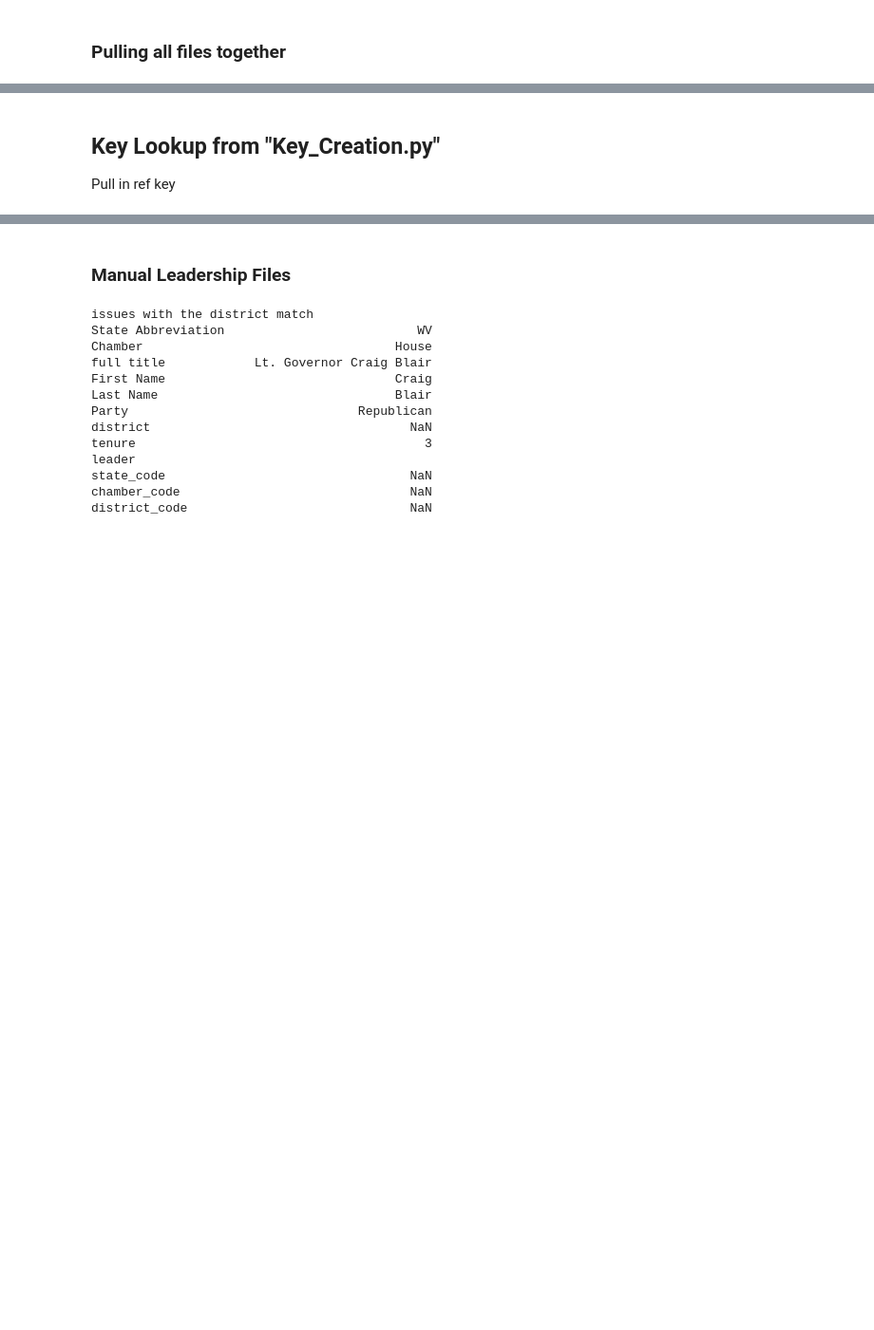
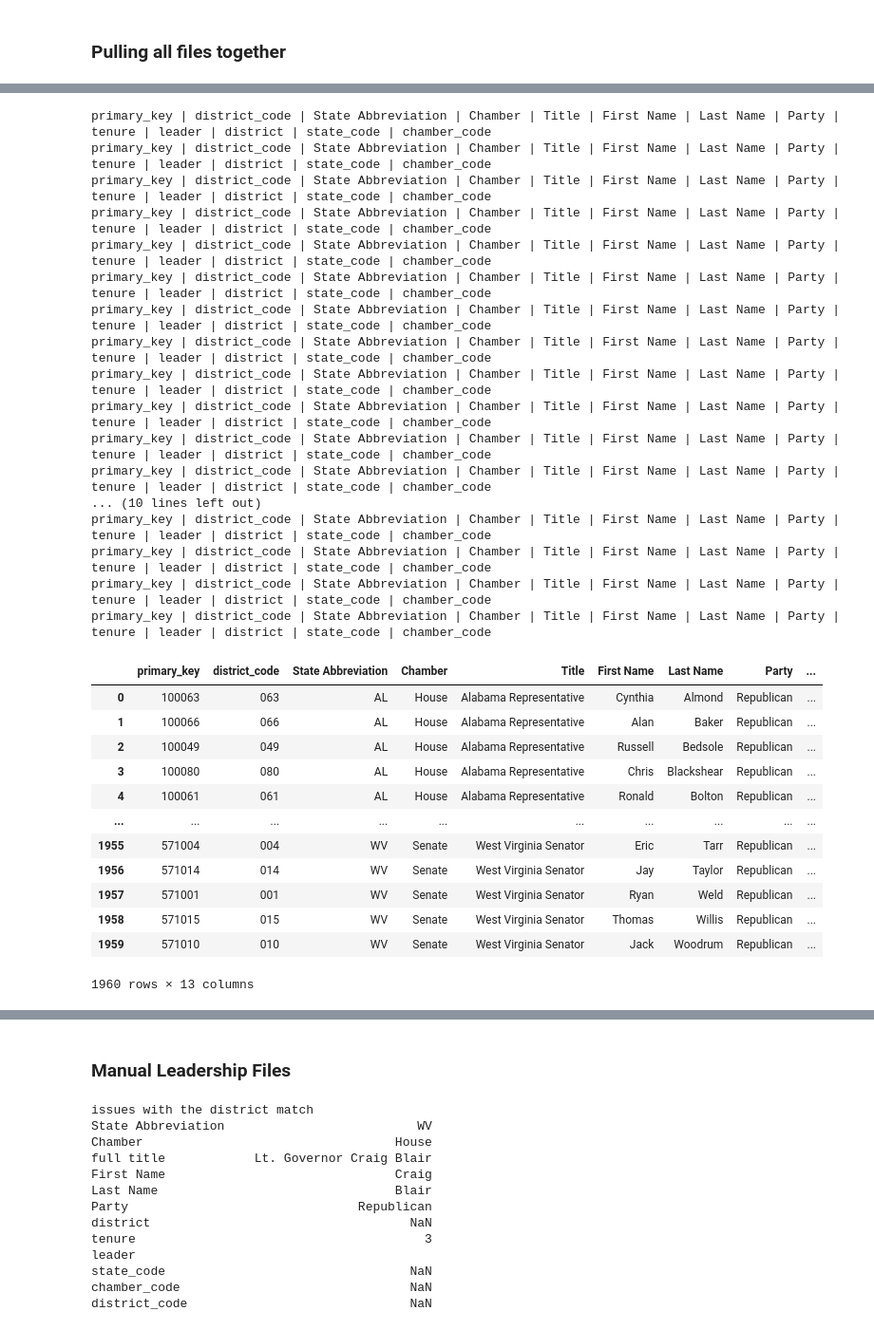
Before and after one commit to cnlutz20/THI_CPRL, a Jupyter notebook: scoring/get_influence_score.ipynb, the cells around one changed output, grey strips where cells are left out. Shown at 95% size. Saved outputs shown, nothing was run; the diff lists cells and outputs as text; code cells hidden in the pictures; blank space fills up the shorter version.

```diff
--- a/scoring/get_influence_score.ipynb
+++ b/scoring/get_influence_score.ipynb
@@ -91,9 +129,19 @@ legislator_files = glob.glob('*.xlsx')
+# %%
+import os
+for file in leg_files:
+
+
+    if not os.path.isfile(file):
+        raise FileNotFoundError(f"File not found: {file}")
+
+    if not file.endswith('.xlsx'):
+        raise ValueError(f"Invalid file format. Expected an .xlsx file, got: {file.split('.')[-1]}")
 # %%
 #compiles legislator files into one file
 #goes through each sheet and retrieves sheet as dataframe
 dfs = {}
-for i,file in enumerate(legislator_files):
-    #print('working on file:' + str(file))
+for i,file in enumerate(leg_files):
+    print('working on file:' + str(file))
     # file = legislator_files[0]
     # xls = pd.ExcelFile(file)
     sheets_dict = pd.read_excel(file, engine="openpyxl", sheet_name=None)
@@ -107,2 +186,5 @@ for i,file in enumerate(legislator_files):
 # %% [markdown]
 ### Pulling all files together
+# %%
+for k,v in dfs.items():
+    print(*v.columns, sep = " | ")
@@ -109,20 +209,53 @@ for i,file in enumerate(legislator_files):
 # %%
-
-# this may not even be used
 #trims files to not include committee data
 compiling = []
 for k,v in dfs.items():
-    #print(*v.columns, sep = " | ")
-    df = v.iloc[:, :9]
+
+    # print(k)
+
+
+    df = v.drop(['Committee List'], axis=1)
+    print(*df.columns, sep = " | ")
     compiling.append(df)
     #print(k," is in")
 
 #pull togther all newly trimmed df's
-all_legs_files = pd.concat(compiling)
-all_legs_files.reset_index(inplace=True, drop=True)
+all_legs_files = pd.concat(compiling).reset_index(drop = True)
 
-# os.chdir(r'C:\Users\clutz\THE HUNT INSTITUTE\The Hunt Institute Team Site - Documents\Development (formerly Grants Management)\!Administrative\Christian\Legislators Data\leg_data_update_10_2024')
-# all_legs_files.to_csv(f'all_legs_files_{str(date.today()).replace('-','_')}.csv', index=False)
+
+os.chdir(r'C:\Users\clutz\OneDrive - THE HUNT INSTITUTE\Documents\Data\legislator data\all_legs_files')
+all_legs_files.to_csv(f'all_legs_files_{str(date.today()).replace('-','_')}.csv', index=False)
+
+# print(*all_legs_files.columns, sep = " | ")
+all_legs_files
+# %% [output]
+primary_key | district_code | State Abbreviation | Chamber | Title | First Name | Last Name | Party | tenure | leader | district | state_code | chamber_code
+primary_key | district_code | State Abbreviation | Chamber | Title | First Name | Last Name | Party | tenure | leader | district | state_code | chamber_code
+primary_key | district_code | State Abbreviation | Chamber | Title | First Name | Last Name | Party | tenure | leader | district | state_code | chamber_code
+primary_key | district_code | State Abbreviation | Chamber | Title | First Name | Last Name | Party | tenure | leader | district | state_code | chamber_code
+primary_key | district_code | State Abbreviation | Chamber | Title | First Name | Last Name | Party | tenure | leader | district | state_code | chamber_code
+primary_key | district_code | State Abbreviation | Chamber | Title | First Name | Last Name | Party | tenure | leader | district | state_code | chamber_code
+primary_key | district_code | State Abbreviation | Chamber | Title | First Name | Last Name | Party | tenure | leader | district | state_code | chamber_code
+primary_key | district_code | State Abbreviation | Chamber | Title | First Name | Last Name | Party | tenure | leader | district | state_code | chamber_code
+primary_key | district_code | State Abbreviation | Chamber | Title | First Name | Last Name | Party | tenure | leader | district | state_code | chamber_code
+primary_key | district_code | State Abbreviation | Chamber | Title | First Name | Last Name | Party | tenure | leader | district | state_code | chamber_code
+primary_key | district_code | State Abbreviation | Chamber | Title | First Name | Last Name | Party | tenure | leader | district | state_code | chamber_code
+primary_key | district_code | State Abbreviation | Chamber | Title | First Name | Last Name | Party | tenure | leader | district | state_code | chamber_code
+... (10 lines left out)
+primary_key | district_code | State Abbreviation | Chamber | Title | First Name | Last Name | Party | tenure | leader | district | state_code | chamber_code
+primary_key | district_code | State Abbreviation | Chamber | Title | First Name | Last Name | Party | tenure | leader | district | state_code | chamber_code
+primary_key | district_code | State Abbreviation | Chamber | Title | First Name | Last Name | Party | tenure | leader | district | state_code | chamber_code
+primary_key | district_code | State Abbreviation | Chamber | Title | First Name | Last Name | Party | tenure | leader | district | state_code | chamber_code
+|  | primary_key | district_code | State Abbreviation | Chamber | Title | First Name | Last Name | Party | ... |
+| 0 | 100063 | 063 | AL | House | Alabama Representative | Cynthia | Almond | Republican | ... |
+| 1 | 100066 | 066 | AL | House | Alabama Representative | Alan | Baker | Republican | ... |
+| 2 | 100049 | 049 | AL | House | Alabama Representative | Russell | Bedsole | Republican | ... |
+| 3 | 100080 | 080 | AL | House | Alabama Representative | Chris | Blackshear | Republican | ... |
+| 4 | 100061 | 061 | AL | House | Alabama Representative | Ronald | Bolton | Republican | ... |
+| ... | ... | ... | ... | ... | ... | ... | ... | ... | ... |
+| 1955 | 571004 | 004 | WV | Senate | West Virginia Senator | Eric | Tarr | Republican | ... |
+| 1956 | 571014 | 014 | WV | Senate | West Virginia Senator | Jay | Taylor | Republican | ... |
+| 1957 | 571001 | 001 | WV | Senate | West Virginia Senator | Ryan | Weld | Republican | ... |
+| 1958 | 571015 | 015 | WV | Senate | West Virginia Senator | Thomas | Willis | Republican | ... |
+| 1959 | 571010 | 010 | WV | Senate | West Virginia Senator | Jack | Woodrum | Republican | ... |
+1960 rows × 13 columns
-# %% [markdown]
-## Key Lookup from "Key_Creation.py"
-Pull in ref key
```
Also changed, not shown: parts of 23 cells of this notebook, 5 other files.
